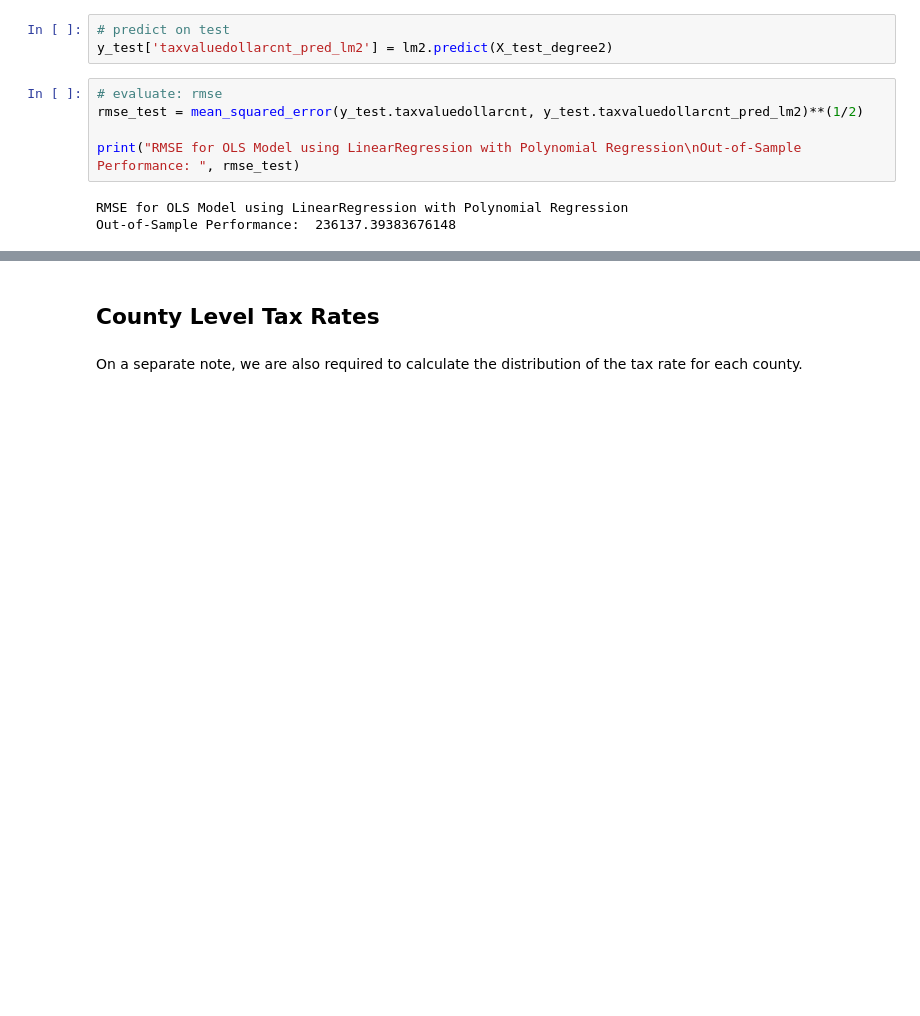
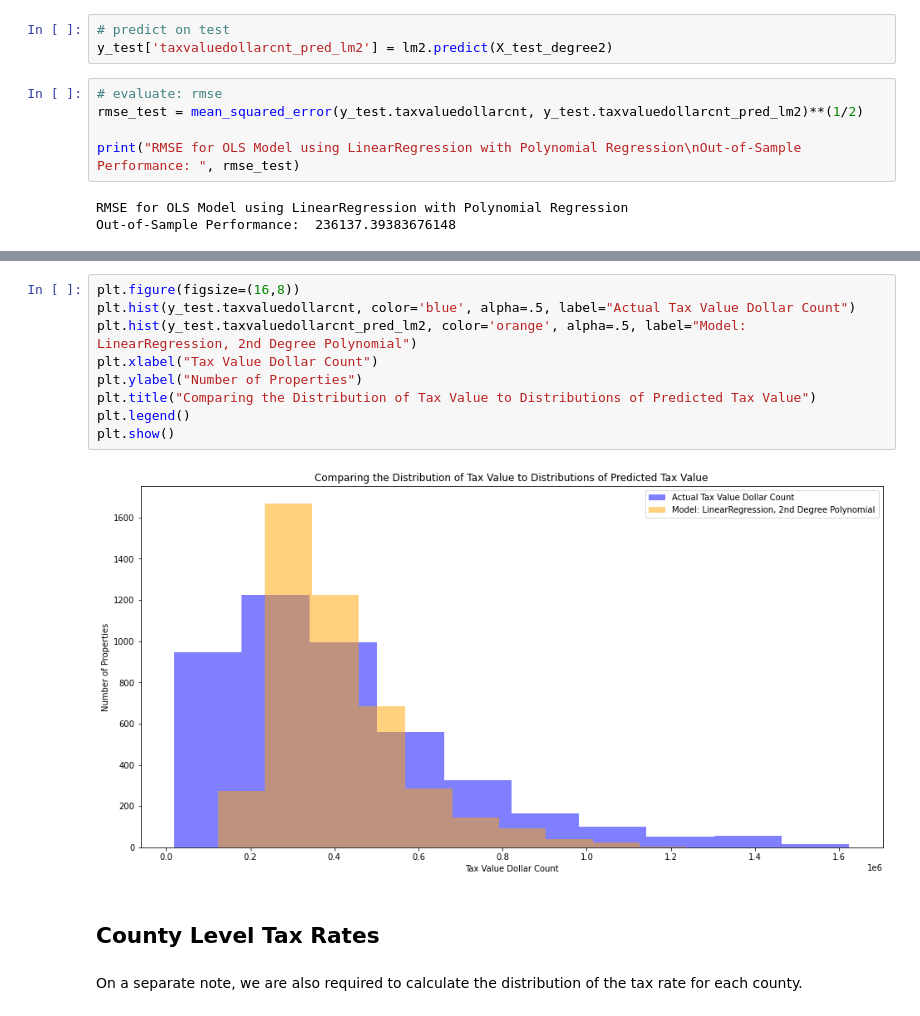
Before and after one commit to malachi-hale/Zillow-Project, a Jupyter notebook: Final_Project.ipynb, the cells around one changed output, grey strips where cells are left out. Cells and saved outputs as stored; diff of their text form; blank space fills up the shorter version.

```diff
--- a/Final_Project.ipynb
+++ b/Final_Project.ipynb
@@ -1019,3 +1115,14 @@ y_test.head()
+# %%
+plt.figure(figsize=(16,8))
+plt.hist(y_test.taxvaluedollarcnt, color='blue', alpha=.5, label="Actual Tax Value Dollar Count")
+plt.hist(y_test.taxvaluedollarcnt_pred_lm2, color='orange', alpha=.5, label="Model: LinearRegression, 2nd Degree Polynomial")
+plt.xlabel("Tax Value Dollar Count")
+plt.ylabel("Number of Properties")
+plt.title("Comparing the Distribution of Tax Value to Distributions of Predicted Tax Value")
+plt.legend()
+plt.show()
+# %% [output]
+[figure, added]
 # %% [markdown]
 ## County Level Tax Rates
 # %% [markdown]
```
Also changed, not shown: parts of 28 cells of this notebook, 4 other files.
